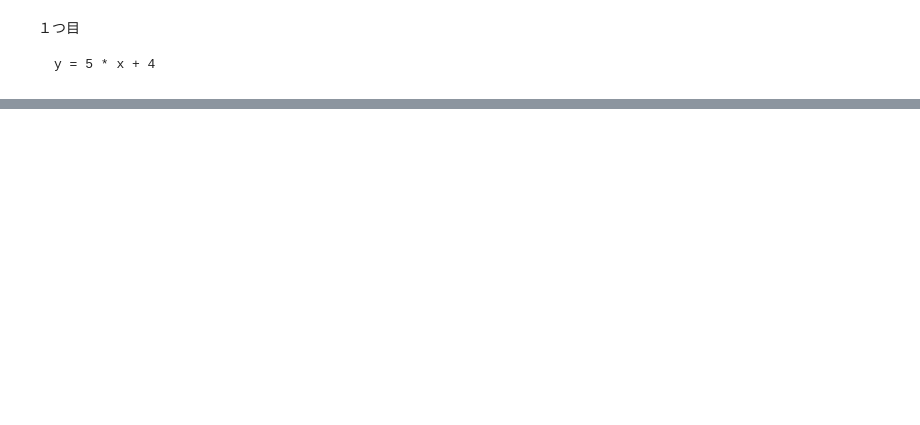
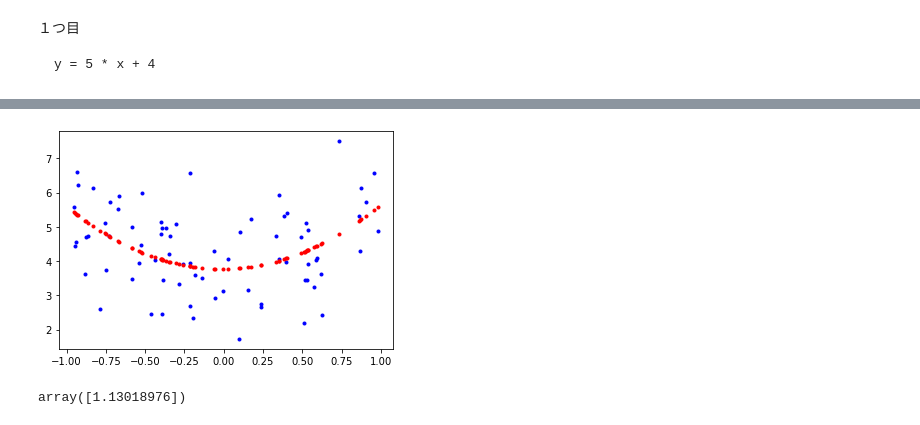
Before and after one commit to zawa-tin/ml_practice, a Jupyter notebook: hoge/Linear_predict.py.ipynb, the cells around one changed output, grey strips where cells are left out. Drawn from its saved outputs; the diff is of its cells as text; code cells hidden in the pictures; blank space fills up the shorter version.

```diff
--- a/hoge/Linear_predict.py.ipynb
+++ b/hoge/Linear_predict.py.ipynb
@@ -131,0 +115,5 @@ plt.show()
+# %%
+linear_regression(X, y, dimension=2)
+# %% [output]
+[figure, added]
+array([1.13018976])
```
Also changed, not shown: parts of 21 cells of this notebook.
